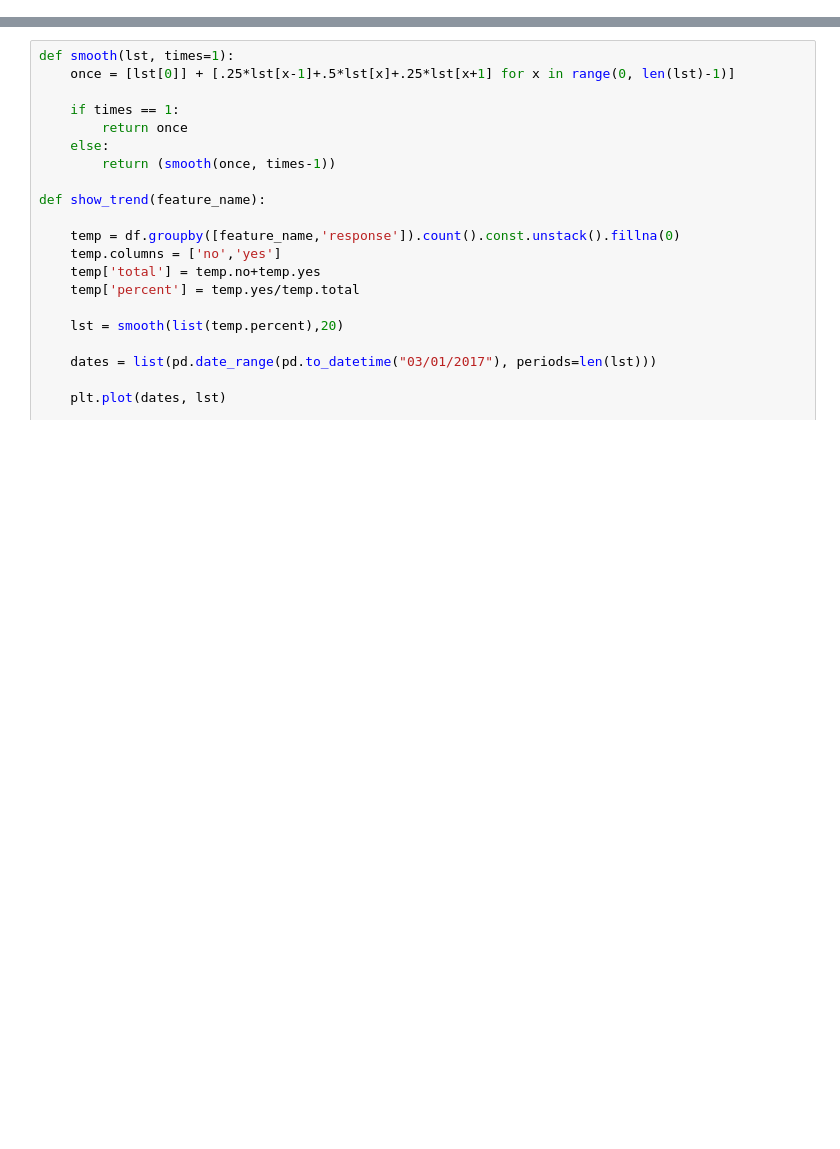
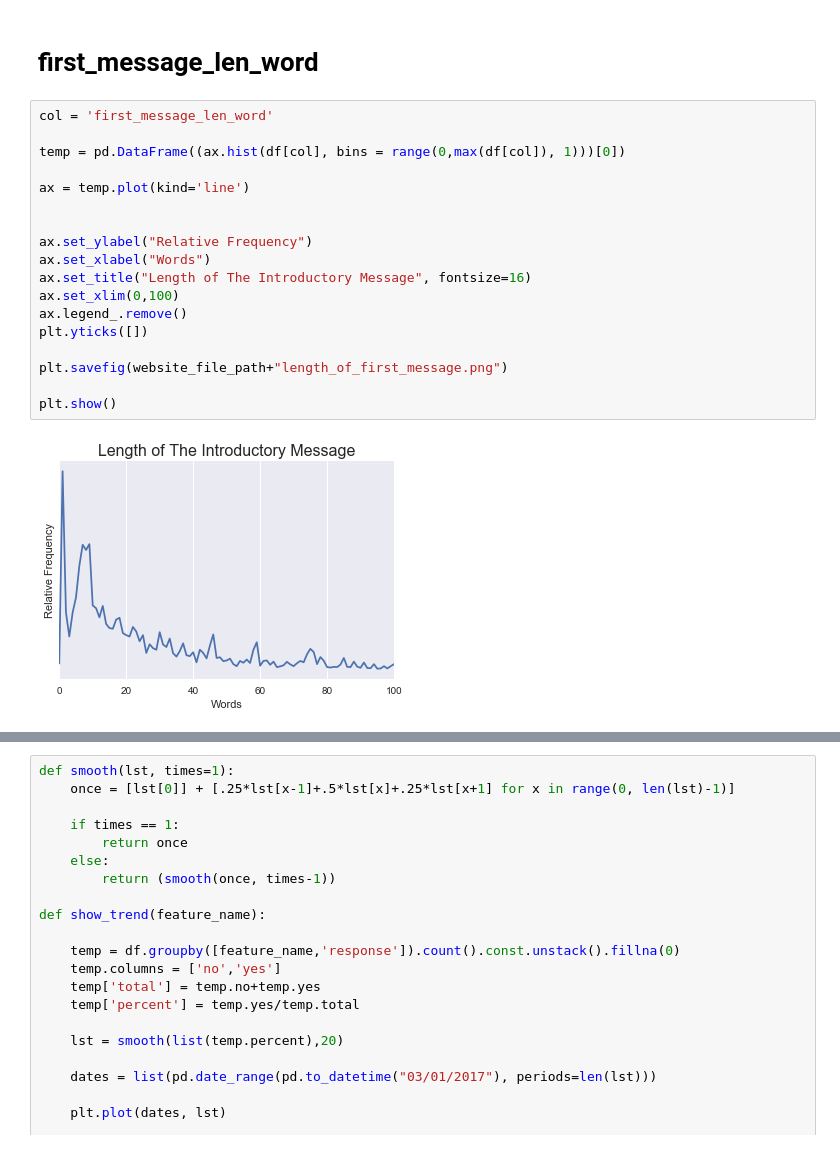
Before and after one commit to rczyrnik/Find-A-Flatmate, a Jupyter notebook: 003b_explore_message_data.ipynb, the cells around one changed output, grey strips where cells are left out. Drawn from its saved outputs; the diff is of its cells as text; blank space fills up the shorter version.

```diff
--- a/003b_explore_message_data.ipynb
+++ b/003b_explore_message_data.ipynb
@@ -111,0 +88,22 @@ df.columns
+# %% [markdown]
+# first_message_len_word
+# %%
+col = 'first_message_len_word'
+
+temp = pd.DataFrame((ax.hist(df[col], bins = range(0,max(df[col]), 1)))[0])
+
+ax = temp.plot(kind='line')
+
+
+ax.set_ylabel("Relative Frequency")
+ax.set_xlabel("Words")
+ax.set_title("Length of The Introductory Message", fontsize=16)
+ax.set_xlim(0,100)
+ax.legend_.remove()
+plt.yticks([])
+
+plt.savefig(website_file_path+"length_of_first_message.png")
+
+plt.show()
+# %% [output]
+[figure, added]
```
Also changed, not shown: parts of 36 cells of this notebook, 41 other files.
